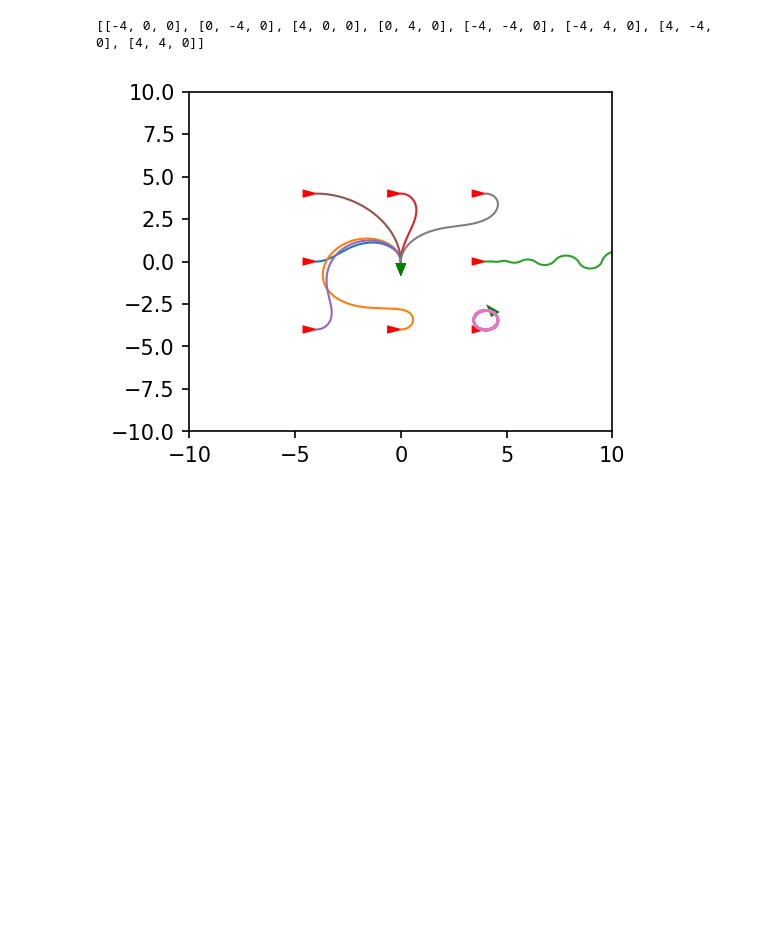
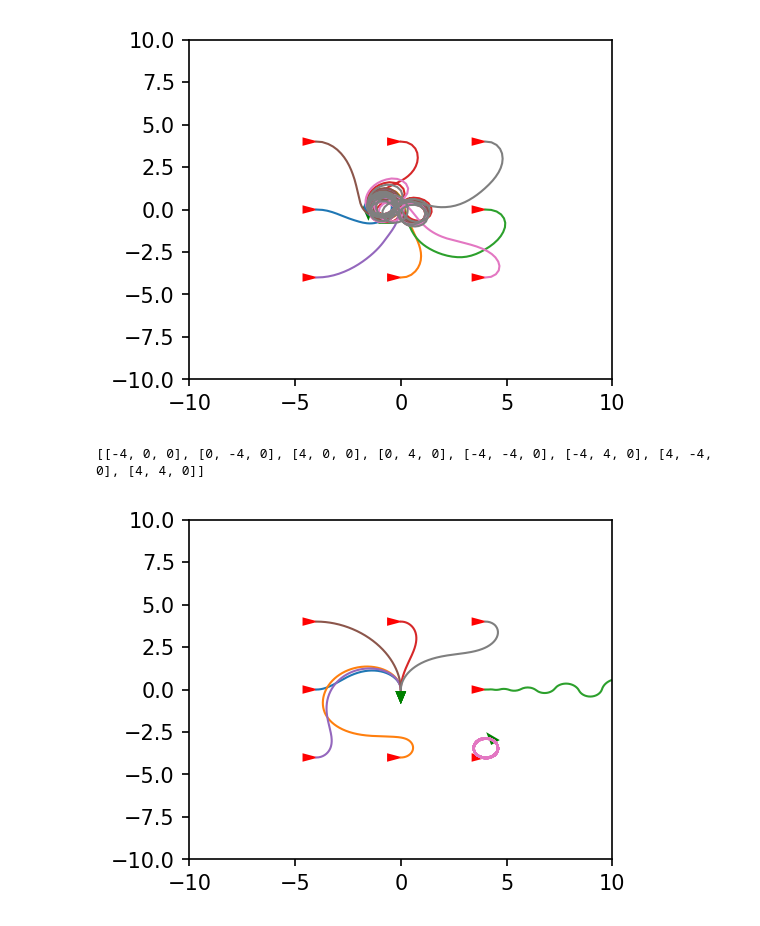
Before and after one commit to PRX-Kinodynamic/ML4KP-devel, a Jupyter notebook: examples/tripods/ackermann_tests.ipynb, the cells around one changed output. Drawn from its saved outputs; the diff is of its cells as text; code cells hidden in the pictures; blank space fills up the shorter version.

```diff
--- a/examples/tripods/ackermann_tests.ipynb
+++ b/examples/tripods/ackermann_tests.ipynb
@@ -148,3 +144,95 @@ plot_trajs(trajs_1)
+# %%
+trajs_to_file = True
+if trajs_to_file:
+    f = open("/Users/Gary/Downloads/ackermann_trajs.txt", "w")
+    for traj in trajs_1:
+        xs = []
+        ys = []
+#     print(len(traj_1))
+        for state in traj:
+            f.write(str(state[0]) + " " + str(state[1]) + " " + str(state[2]) + "\n" )
+        f.write("\n")
+    f.close()
+# %%
+
+controller_path = "examples/tripods/lc/ackermann_l_deterministic.pt"
+controller_path = prx.lib_path + controller_path
+controller = torch.load(controller_path)
+controller.eval()
+torch.manual_seed(params["random_seed"].as_int())
+radius = 0.1
+
+ctrl_input = torch.zeros(1, 6)
+
+def compute_trajectory_lc(start_state_v, end_state_v):
+    solution_traj = prx.trajectory(ss);
+    ss.copy_from_vector(start_state_v)
+    ss.copy_point_from_vector(goal_state, end_state_v)
+    checker.reset()
+    solution_traj.copy_onto_back(ss);
+
+    while True:
+
+        ctrl_input[0, 0] = solution_traj.back()[0]
+        ctrl_input[0, 1] = solution_traj.back()[1]
+        ctrl_input[0, 2] = solution_traj.back()[2]
+        ctrl_input[0, 3] = goal_state[0]
+        ctrl_input[0, 4] = goal_state[1]
+        ctrl_input[0, 5] = goal_state[2]
+
+        with torch.no_grad():
+            ctrl_output = controller(ctrl_input)[0].cpu()
+
+        ctrl = [-np.pi/3 + ((ctrl_output[0].item() + 1)*np.pi/3),
+                    (ctrl_output[1].item() + 1)*15]
+        cs.copy_from_vector(ctrl)
+        cs.enforce_bounds()
+        plant.propagate(0.01)
+
+        solution_traj.copy_onto_back(ss);
+
+        if checker.check() or prx.space_t.euclidean_2d(solution_traj.back(), goal_state, 0, 3) <= 0.1:
+            break
+    return solution_traj
+
+
+def plot_trajs_lc(trajs):
+    fig = plt.figure(figsize=(8, 3), dpi=150, frameon=False)
+    plot_limits = np.column_stack(([-10, -10], [10, 10]))
+
+    ax = plt.subplot(121)
+
+    result = ss.make_point()
+
+    disc = 10
+    for traj in trajs:
+        xs = []
+        ys = []
+        for t_i in range(len(traj)-1):
+            for i in range(disc):
+
+                ss.interpolate(traj[t_i], traj[t_i + 1], i/disc, result)
+                xs.append(result[0])
+                ys.append(result[1])
+
+        ax.plot(xs, ys, '-', linewidth=1)
+        plt.arrow(xs[0], ys[0], 0.1*np.cos(traj[0][2]), 0.1*np.sin(traj[0][2]), shape='full', lw=0, length_includes_head=True, head_width=.5, color="red")
+        plt.arrow(xs[-2], ys[-2], 0.1*np.cos(traj[len(traj)-1][2]), 0.1*np.sin(traj[len(traj)-1][2]), shape='full', lw=0, length_includes_head=False, head_width=.5, color="green")
+    ax.set_xlim(plot_limits[0])
+    ax.set_ylim(plot_limits[1])
+
+
+
+
+
+trajs_lc = compute_trajectories(s_points, [0,0,np.pi/2], compute_trajectory_lc)
+
+
+
+
+plot_trajs_lc(trajs_lc)
+# %% [output]
+[figure, added]
 # %%
 # r = R.from_euler('z', prx.PRX_PI, degrees=False)
 # s_points_2 = list(map(r.apply, s_points))
```
Also changed, not shown: parts of 3 cells of this notebook, 43 other files.
